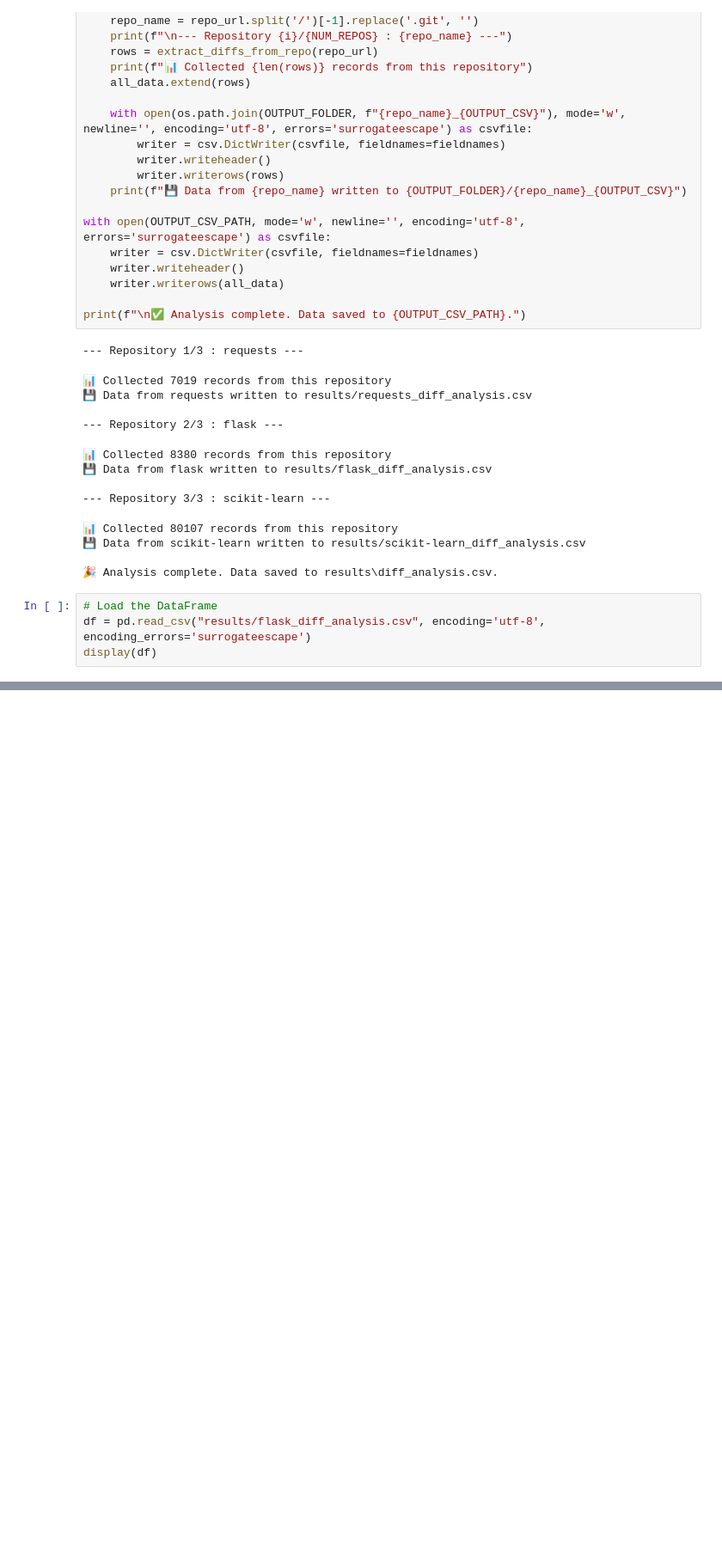
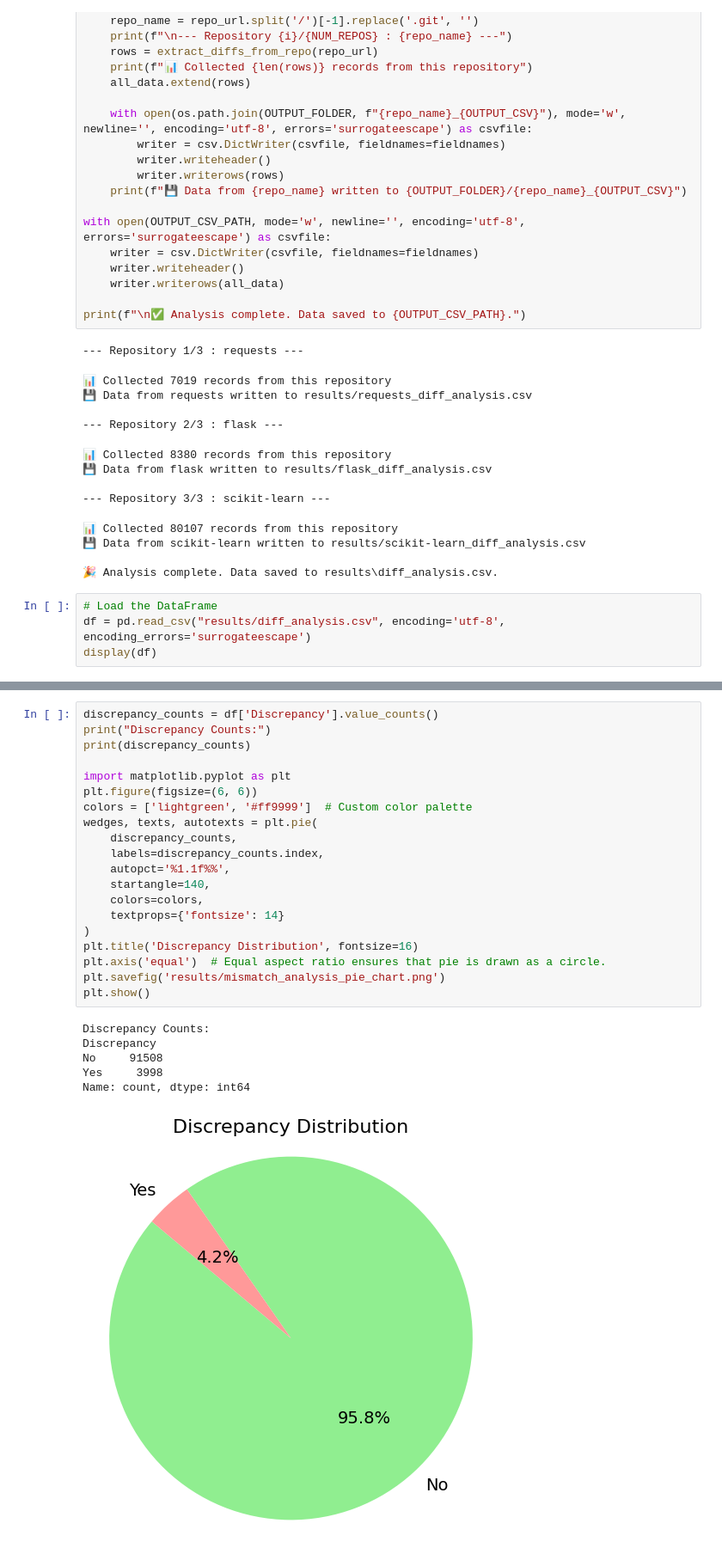
Before and after one commit to ShardulJunagade/cs202-stt, a Jupyter notebook: lab4/diff_extract.ipynb, the cells around one changed output, grey strips where cells are left out. Shown: that part at 86% size. Cells and saved outputs as stored; diff of their text form; blank space fills up the shorter version.

```diff
--- a/lab4/diff_extract.ipynb
+++ b/lab4/diff_extract.ipynb
@@ -129,7 +129,7 @@ print(f"\n✅ Analysis complete. Data saved to {OUTPUT_CSV_PATH}.")
 🎉 Analysis complete. Data saved to results\diff_analysis.csv.
 # %%
 # Load the DataFrame
-df = pd.read_csv("results/flask_diff_analysis.csv", encoding='utf-8', encoding_errors='surrogateescape')
+df = pd.read_csv("results/diff_analysis.csv", encoding='utf-8', encoding_errors='surrogateescape')
 display(df)
 # %% [output]
 |  | old_file_path | new_file_path | commit_sha | parent_commit_sha | commit_message | diff_myers | diff_hist | ... |
@@ -147,0 +148,27 @@ display(df)
+# %%
+discrepancy_counts = df['Discrepancy'].value_counts()
+print("Discrepancy Counts:")
+print(discrepancy_counts)
+
+import matplotlib.pyplot as plt
+plt.figure(figsize=(6, 6))
+colors = ['lightgreen', '#ff9999']  # Custom color palette
+wedges, texts, autotexts = plt.pie(
+    discrepancy_counts,
+    labels=discrepancy_counts.index,
+    autopct='%1.1f%%',
+    startangle=140,
+    colors=colors,
+    textprops={'fontsize': 14}
+)
+plt.title('Discrepancy Distribution', fontsize=16)
+plt.axis('equal')  # Equal aspect ratio ensures that pie is drawn as a circle.
+plt.savefig('results/mismatch_analysis_pie_chart.png')
+plt.show()
+# %% [output]
+Discrepancy Counts:
+Discrepancy
+No     91508
+Yes     3998
+Name: count, dtype: int64
+[figure, added]
```
Also changed, not shown: parts of 1 cell of this notebook, 38 other files.
